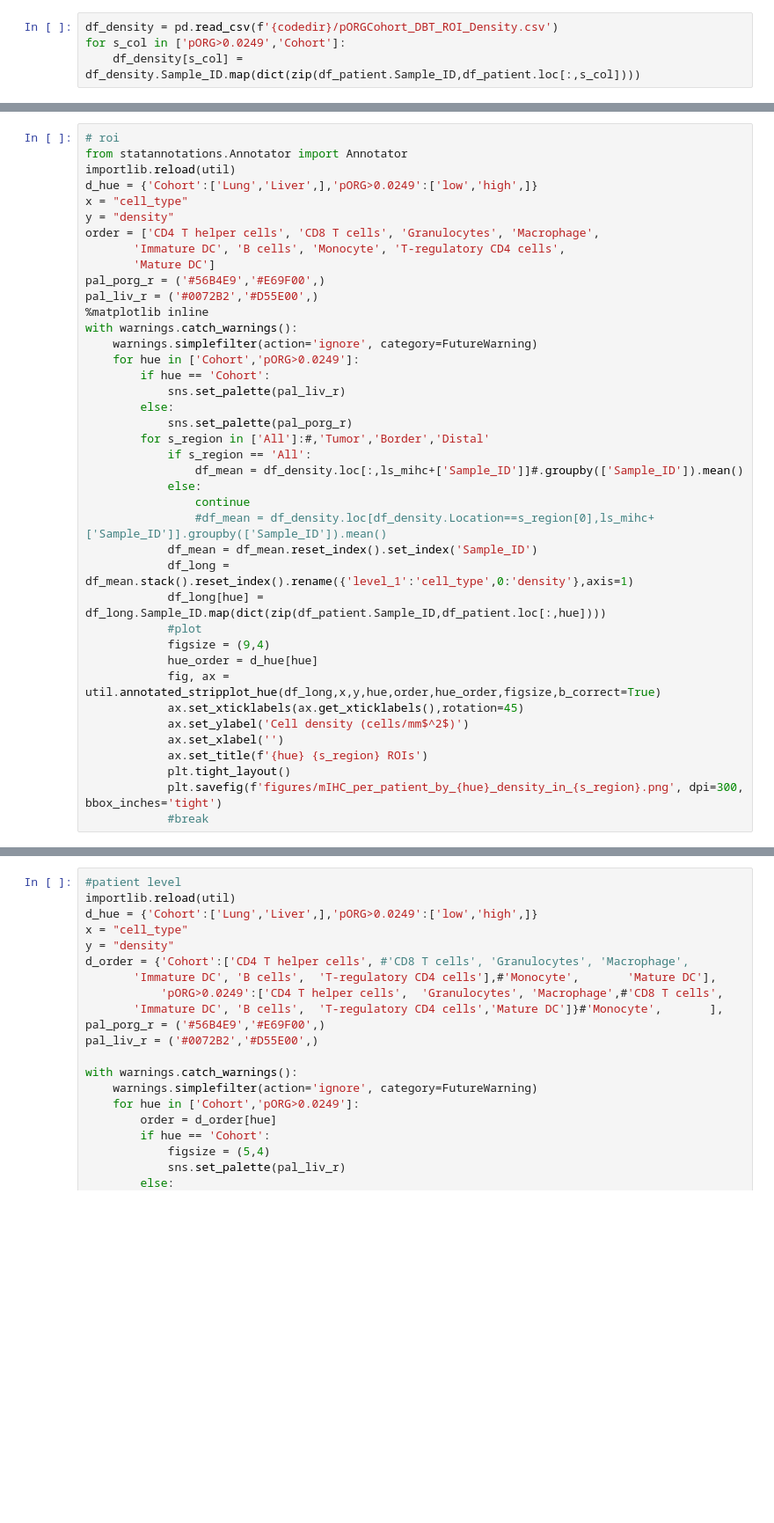
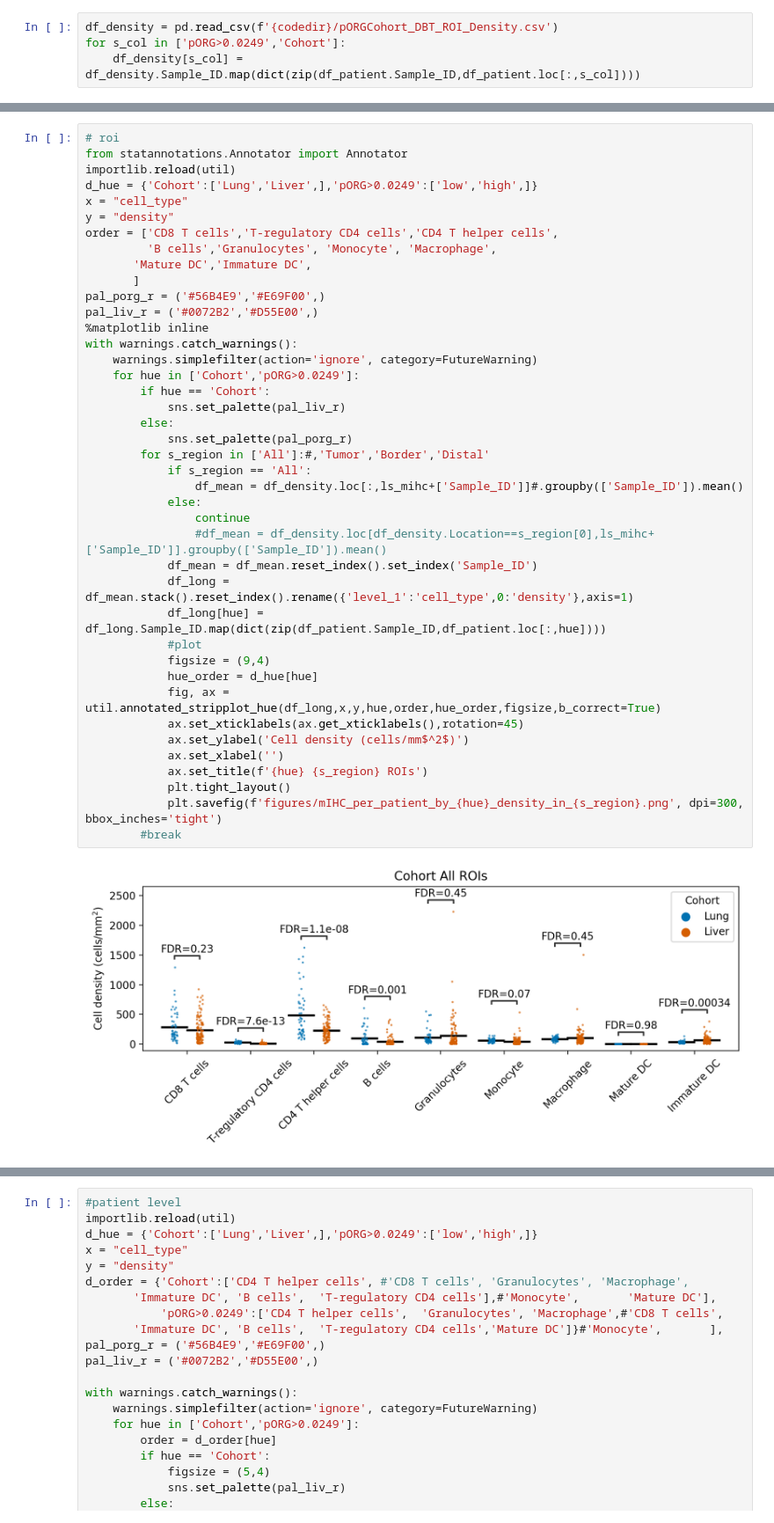
Before and after one commit to engjen/Liver_Lung_PDAC, a Jupyter notebook: 20221025_PDAC_pipeline_Link.ipynb, the cells around one changed output, grey strips where cells are left out. Shown at 88% size. Cells and saved outputs as stored; diff of their text form; blank space fills up the shorter version.

```diff
--- a/20221025_PDAC_pipeline_Link.ipynb
+++ b/20221025_PDAC_pipeline_Link.ipynb
@@ -632,36 +691,39 @@ importlib.reload(util)
 d_hue = {'Cohort':['Lung','Liver',],'pORG>0.0249':['low','high',]}
 x = "cell_type"
 y = "density"
-order = ['CD4 T helper cells', 'CD8 T cells', 'Granulocytes', 'Macrophage',
-       'Immature DC', 'B cells', 'Monocyte', 'T-regulatory CD4 cells',
-       'Mature DC']
+order = ['CD8 T cells','T-regulatory CD4 cells','CD4 T helper cells',
+         'B cells','Granulocytes', 'Monocyte', 'Macrophage',
+       'Mature DC','Immature DC',
+       ]
 pal_porg_r = ('#56B4E9','#E69F00',)
 pal_liv_r = ('#0072B2','#D55E00',)
 %matplotlib inline
 with warnings.catch_warnings():
     warnings.simplefilter(action='ignore', category=FutureWarning)
     for hue in ['Cohort','pORG>0.0249']:
         if hue == 'Cohort':
             sns.set_palette(pal_liv_r)
         else:
             sns.set_palette(pal_porg_r)
         for s_region in ['All']:#,'Tumor','Border','Distal'
             if s_region == 'All':
                 df_mean = df_density.loc[:,ls_mihc+['Sample_ID']]#.groupby(['Sample_ID']).mean()
             else:
                 continue
                 #df_mean = df_density.loc[df_density.Location==s_region[0],ls_mihc+['Sample_ID']].groupby(['Sample_ID']).mean()
             df_mean = df_mean.reset_index().set_index('Sample_ID')
             df_long = df_mean.stack().reset_index().rename({'level_1':'cell_type',0:'density'},axis=1)
             df_long[hue] = df_long.Sample_ID.map(dict(zip(df_patient.Sample_ID,df_patient.loc[:,hue])))
             #plot
             figsize = (9,4)
             hue_order = d_hue[hue]
             fig, ax = util.annotated_stripplot_hue(df_long,x,y,hue,order,hue_order,figsize,b_correct=True)
             ax.set_xticklabels(ax.get_xticklabels(),rotation=45)
             ax.set_ylabel('Cell density (cells/mm$^2$)')
             ax.set_xlabel('')
             ax.set_title(f'{hue} {s_region} ROIs')
             plt.tight_layout()
             plt.savefig(f'figures/mIHC_per_patient_by_{hue}_density_in_{s_region}.png', dpi=300, bbox_inches='tight')
-            #break
+        #break
+# %% [output]
+[figure, added]
```
Also changed, not shown: parts of 18 cells of this notebook, 2 other files.
